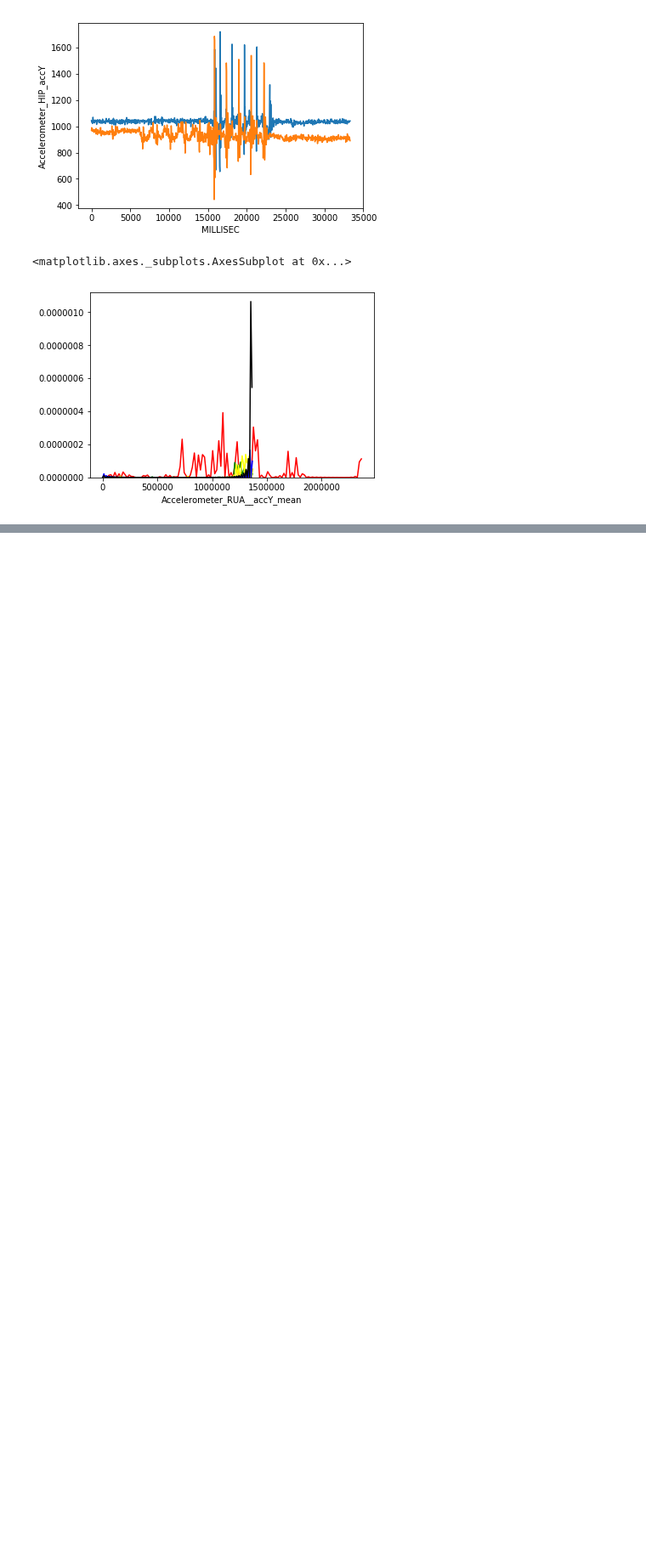
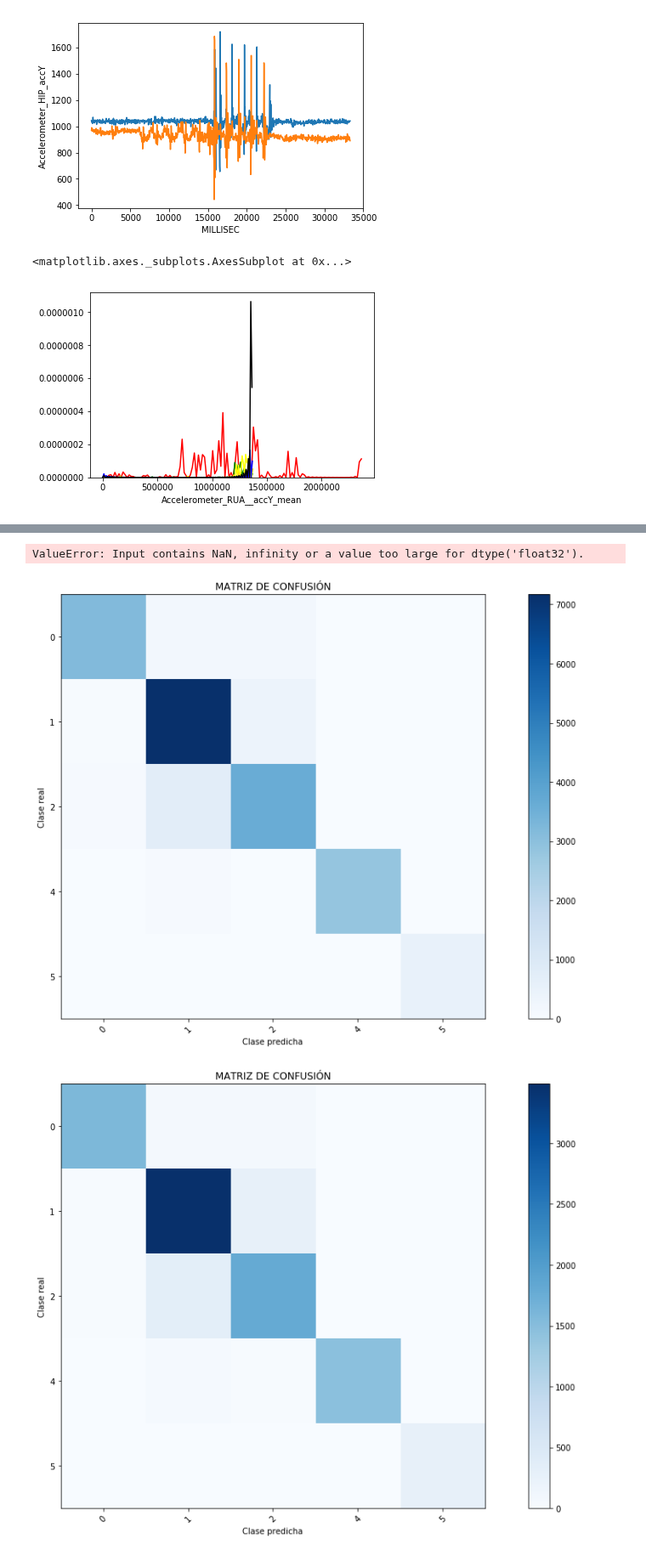
Before and after one commit to jormartin77/opportunity, a Jupyter notebook: opportunity.ipynb, the cells around one changed output, grey strips where cells are left out. Shown at 85% size. Cells and saved outputs as stored; diff of their text form; code cells hidden in the pictures; blank space fills up the shorter version.

```diff
--- a/opportunity.ipynb
+++ b/opportunity.ipynb
@@ -86,9 +234,11 @@ path = 'dataset/' #enter thepath for the dataset folder
 header_path = 'header.csv' #enter the path for the header file
 header=pd.read_csv(header_path,names=['column',''])['column'].values
 users = range(1,5)
-trials = range(1,6)
-all_data = pd.DataFrame()
-filtered_data = pd.DataFrame()
+trials = range(1,7)
+all_data_1S = pd.DataFrame()
+all_data_2S = pd.DataFrame()
+all_data_5S = pd.DataFrame()
+all_data_10S = pd.DataFrame()
 # %%
 
 for user in users:
@@ -423,0 +483,10 @@ plot_confusion_matrix(confusion_matrix(y_test_3,y_pred_3), labels)
+# %%
+print("#############################")
+exercise_1(all_data_1S)
+print("#############################")
+exercise_1(all_data_2S)
+print("#############################")
+exercise_1(all_data_5S)
+print("#############################")
+exercise_1(all_data_10S)
+# %% [output]
@@ -423,0 +510,3 @@ plot_confusion_matrix(confusion_matrix(y_test_3,y_pred_3), labels)
+ValueError: Input contains NaN, infinity or a value too large for dtype('float32').
+[figure, added]
+[figure, added]
```
Also changed, not shown: parts of 32 cells of this notebook.
